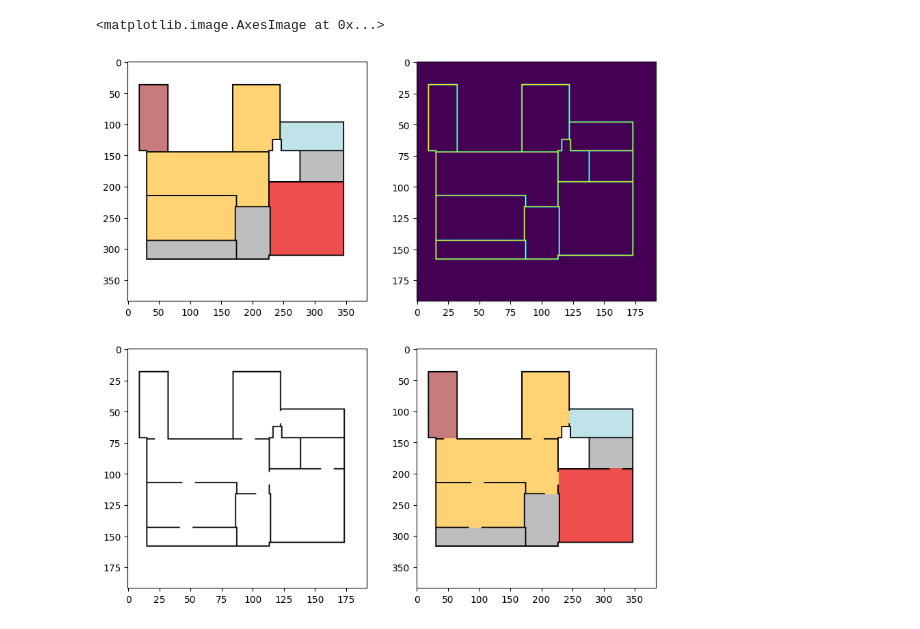
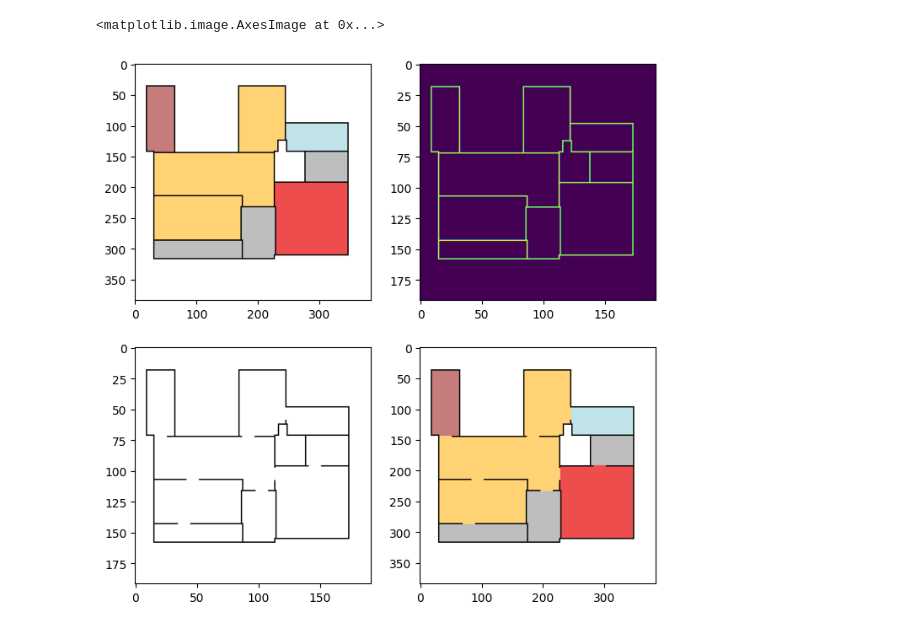
Before and after one commit to enix403/blueprint, a Jupyter notebook: place_doors.ipynb, the cells around one changed output. Drawn from its saved outputs; the diff is of its cells as text; code cells hidden in the pictures.

```diff
--- a/place_doors.ipynb
+++ b/place_doors.ipynb
@@ -52,19 +52,19 @@ rooms_to_join = select_rooms_to_join(rooms, pm.graph)
 doors = create_doors(len(rooms), rooms_to_join, room_mask, sep_mask)
 walls = create_cut_wall_mask(sep_mask, doors)
 # %%
-plt.figure(figsize=(10,10))
+plt.figure(figsize=(8,8))
 
 plt.subplot(221)
 plt.imshow(blit_rooms(rooms, sep_mask, out_size=384))
 
 plt.subplot(222)
 plt.imshow((sep_mask > 0).byte())
 
 plt.subplot(223)
 plt.imshow(1 - walls, cmap="gray")
 
 plt.subplot(224)
 plt.imshow(blit_rooms(rooms, walls, out_size=384))
 # %% [output]
 <matplotlib.image.AxesImage at 0x...>
-[figure, old version]
+[figure, new version]
```
Also changed, not shown: parts of 4 cells of this notebook, 6 other files.
